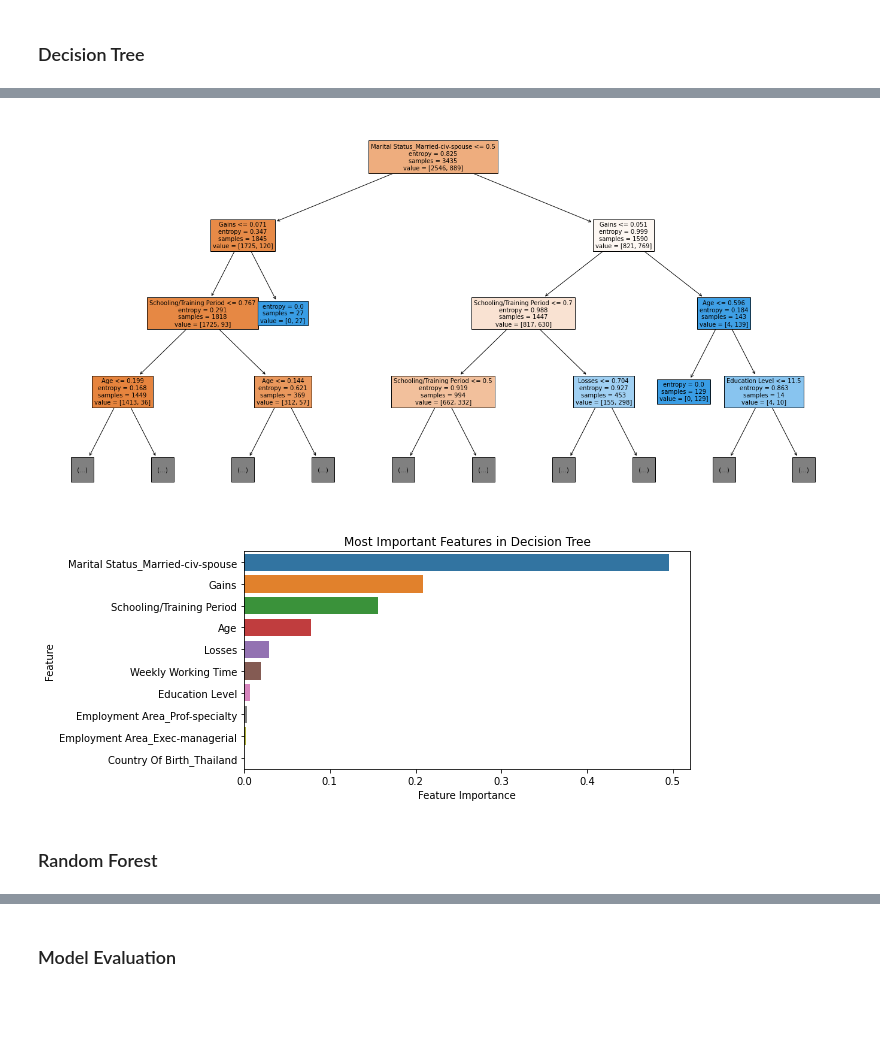
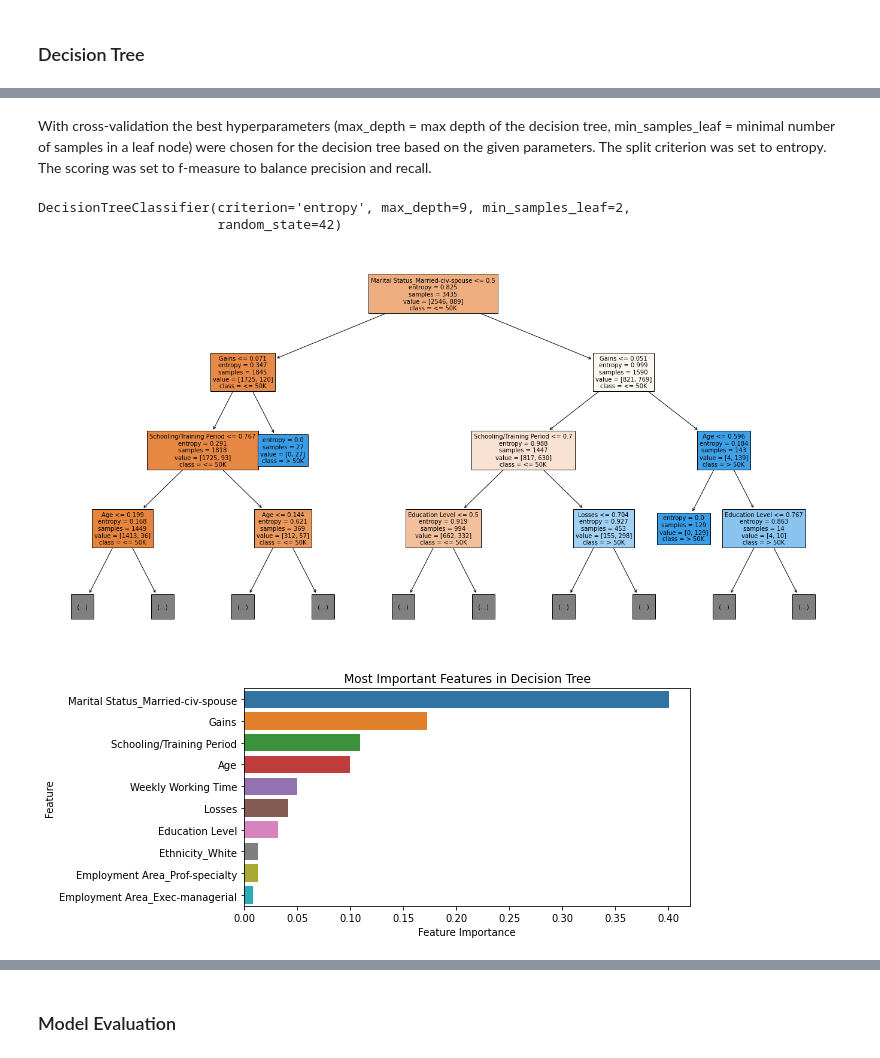
Before and after one commit to lucashoeft/Intelligent-Data-Analysis-Project, a Jupyter notebook: Intelligent-Data-Analysis-Project.ipynb, the cells around one changed output, grey strips where cells are left out. Cells and saved outputs as stored; diff of their text form; code cells hidden in the pictures; blank space fills up the shorter version.

```diff
--- a/Intelligent-Data-Analysis-Project.ipynb
+++ b/Intelligent-Data-Analysis-Project.ipynb
@@ -240,7 +260,7 @@ from sklearn.preprocessing import MinMaxScaler
 # Feature Scaling: MinMaxScaling (intervall 0, 1)
 income_labeled_scaled = income_labeled.copy()
 
-col_names = ['Age', 'Schooling/Training Period', 'Weekly Working Time', 'Gains', 'Losses']
+col_names = ['Age', 'Education Level', 'Schooling/Training Period', 'Weekly Working Time', 'Gains', 'Losses']
 features = income_labeled_scaled[col_names]
 
 scaler = MinMaxScaler().fit(features.values)
@@ -308,0 +306,10 @@ accuracy_score(income_y_pred1, income_y_test)
+# %%
+from sklearn import svm, datasets
+from sklearn.model_selection import GridSearchCV
+
+# Hyperparameter Tuning
+parameters = {'kernel': ('linear', 'rbf'), 'gamma': [0.001, 0.01, 0.1, 1], 'C': [0.1, 1, 10, 100]}
+svc = svm.SVC()
+clf_svm = GridSearchCV(svc, parameters, scoring='f1', verbose=2, n_jobs=-1)
+clf_svm.fit(income_X_train, income_y_train)
+print(clf_svm)
@@ -334,0 +334,10 @@ accuracy_score(income_y_pred_dt, income_y_test)
+# %%
+from sklearn.model_selection import GridSearchCV
+from sklearn import tree
+
+# Hyperparameter Tuning
+parameters = {'max_depth': np.arange(2,10), 'min_samples_leaf': [2, 5, 10, 20, 50, 100]}
+dtc = tree.DecisionTreeClassifier(criterion='entropy', random_state=42)
+clf_dt = GridSearchCV(dtc, parameters, scoring='f1', verbose=2, n_jobs=-1)
+clf_dt.fit(income_X_train, income_y_train)
+print(clf_dt)
@@ -335,12 +352,23 @@ accuracy_score(income_y_pred_dt, income_y_test)
+# %% [markdown]
+With cross-validation the best hyperparameters (max_depth = max depth of the decision tree, min_samples_leaf = minimal number of samples in a leaf node) were chosen for the decision tree based on the given parameters. The split criterion was set to entropy. The scoring was set to f-measure to balance precision and recall.
+# %%
+clf_dt_best = clf_dt.best_estimator_
+print(clf_dt_best)
+
+# Predict
+income_y_pred_dt = clf_dt_best.predict(income_X_test)
+# %% [output]
+DecisionTreeClassifier(criterion='entropy', max_depth=9, min_samples_leaf=2,
+                       random_state=42)
 # %%
 # Visualize Decision Tree
 plt.figure(figsize=(24,12))
 
 # Add classnames later again
-tree.plot_tree(clf_dt_best, max_depth=3, fontsize=10, feature_names=income_X_train.columns, filled=True)
+tree.plot_tree(clf_dt_best, max_depth=3, fontsize=10, feature_names=income_X_train.columns, class_names=["<= 50K", "> 50K"], filled=True)
 plt.show()
 # %% [output]
-[figure, old version]
+[figure, new version]
 # %%
 feature_importance_dt = pd.Series(clf_dt_best.feature_importances_,index=income_X_train.columns).sort_values(ascending=False).head(10)
 
@@ -349,6 +377,4 @@ features_barplot = sns.barplot(x=feature_importance_dt, y=feature_importance_dt.
 features_barplot.set(xlabel="Feature Importance", ylabel="Feature", title="Most Important Features in Decision Tree")
 plt.show()
 # %% [output]
-[figure, old version]
+[figure, new version]
-# %% [markdown]
-### Random Forest
```
Also changed, not shown: parts of 65 cells of this notebook.
